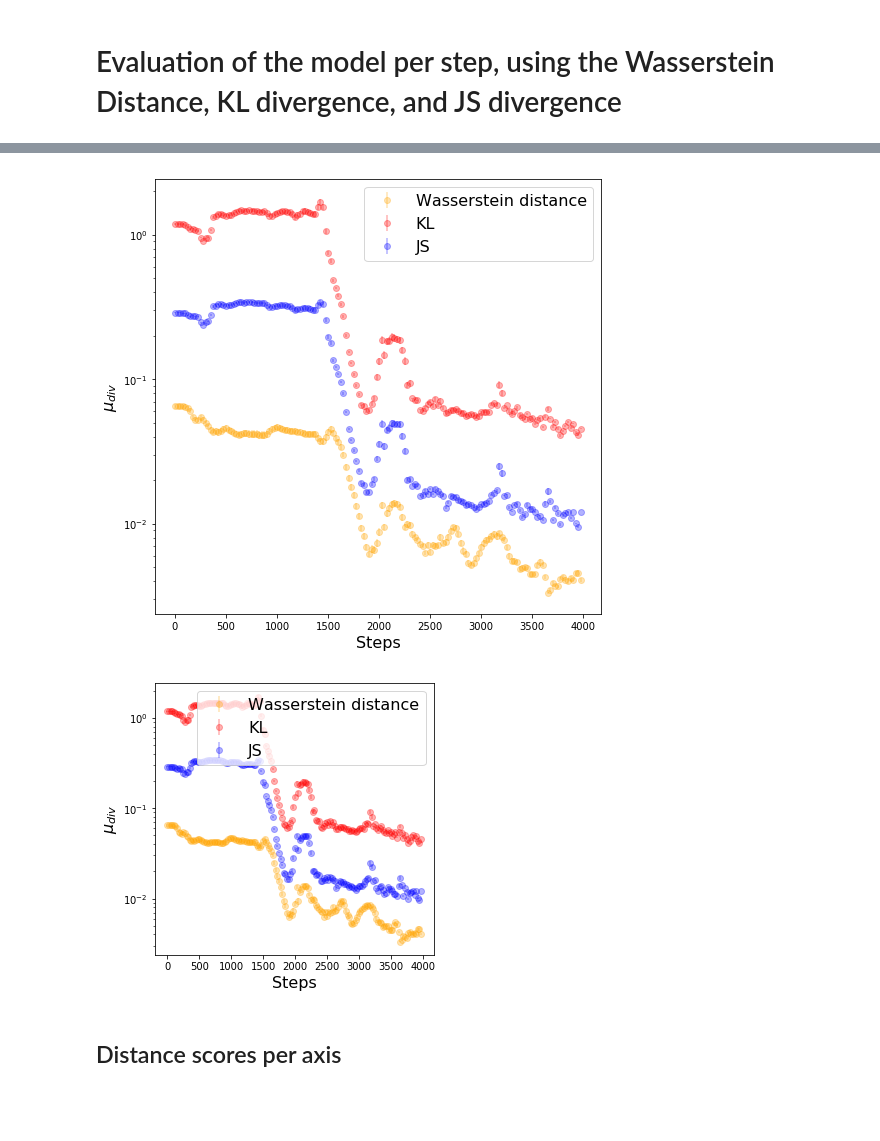
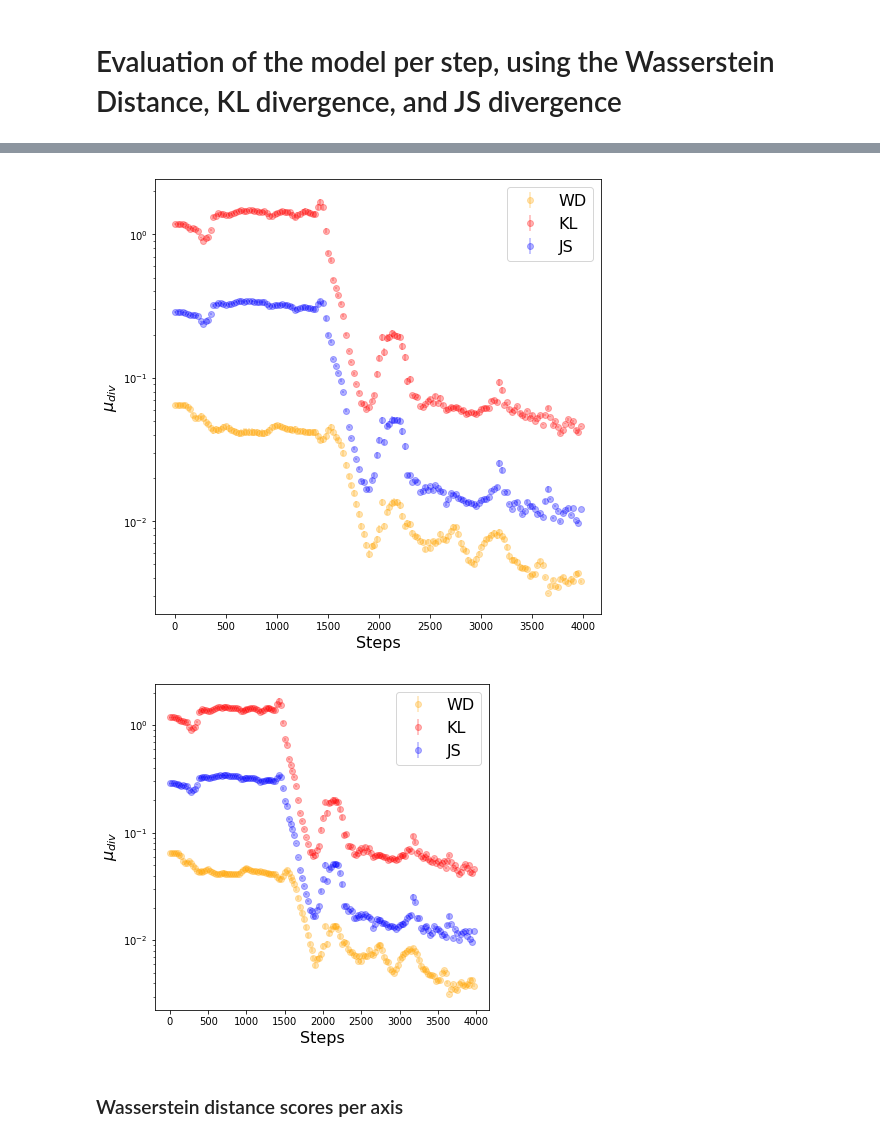
Before and after one commit to vitoriapacela/hgcal_wgan, a Jupyter notebook: notebooks/w_eval.ipynb, the cells around one changed output, grey strips where cells are left out. Cells and saved outputs as stored; diff of their text form; code cells hidden in the pictures; blank space fills up the shorter version.

```diff
--- a/notebooks/w_eval.ipynb
+++ b/notebooks/w_eval.ipynb
@@ -60,7 +51,7 @@ plt.legend(prop={'size': 16})
 # %%
 plt.figure(figsize=(8, 8))
 
-plt.errorbar(w_dist[:, 0], np.mean(w_dist[:, [1, 2, 3]], axis=1), yerr=np.std(w_dist[:, [1, 2, 3]], axis=1)/np.sqrt(len(w_dist[:, 1])), color='orange', alpha = 0.3, fmt='o', label='Wasserstein distance')
+plt.errorbar(w_dist[:, 0], np.mean(w_dist[:, [1, 2, 3]], axis=1), yerr=np.std(w_dist[:, [1, 2, 3]], axis=1)/np.sqrt(len(w_dist[:, 1])), color='orange', alpha = 0.3, fmt='o', label='WD')
 plt.errorbar(kls[:, 0], np.mean(kls[:, [1, 2, 3]], axis=1), yerr=np.std(kls[:, [1, 2, 3]], axis=1)/np.sqrt(len(kls[:, 1])), color='red', alpha = 0.3, fmt='o', label='KL')
 plt.errorbar(jss[:, 0], np.mean(jss[:, [1, 2, 3]], axis=1), yerr=np.std(jss[:, [1, 2, 3]], axis=1)/np.sqrt(len(jss[:, 1])), alpha = 0.3, fmt='o', color = 'blue', label='JS')
 
@@ -69,20 +60,11 @@ plt.ylabel(r"$\mu_{div}$", size=16)
 plt.legend(prop={'size': 16})
 plt.yscale('log')
 # %% [output]
-[figure, old version]
+[figure, new version]
-# %%
-plt.figure(figsize=(5, 5))
-
-plt.errorbar(w_dist[:, 0], np.mean(w_dist[:, [1, 2, 3]], axis=1), yerr=np.std(w_dist[:, [1, 2, 3]], axis=1)/np.sqrt(len(w_dist[:, 1])), color='orange', alpha = 0.3, fmt='o', label='Wasserstein distance')
-plt.errorbar(kls[:, 0], np.mean(kls[:, [1, 2, 3]], axis=1), yerr=np.std(kls[:, [1, 2, 3]], axis=1)/np.sqrt(len(kls[:, 1])), color='red', alpha = 0.3, fmt='o', label='KL')
-plt.errorbar(jss[:, 0], np.mean(jss[:, [1, 2, 3]], axis=1), yerr=np.std(jss[:, [1, 2, 3]], axis=1)/np.sqrt(len(jss[:, 1])), alpha = 0.3, fmt='o', color = 'blue', label='JS')
-
-plt.xlabel("Steps", size=16)
-plt.ylabel(r"$\mu_{div}$", size=16)
-plt.legend(prop={'size': 16})
-plt.yscale('log')
-# %% [output]
-[figure, removed]
+# %%
+plotDists(w_dist, kls, jss)
+# %% [output]
+[figure, added]
 # %%
 # plt.figure(figsize=(7, 7))
 
@@ -98,7 +80,7 @@ plt.yscale('log')
 # plt.ylim(0.001, 0.1)
 # plt.xlim(1500, 4000)
 # %% [markdown]
-## Distance scores per axis
+### Wasserstein distance scores per axis
 # %%
 plt.figure(figsize=(6, 6))
 
```
Also changed, not shown: parts of 23 cells of this notebook, 1 other file.
